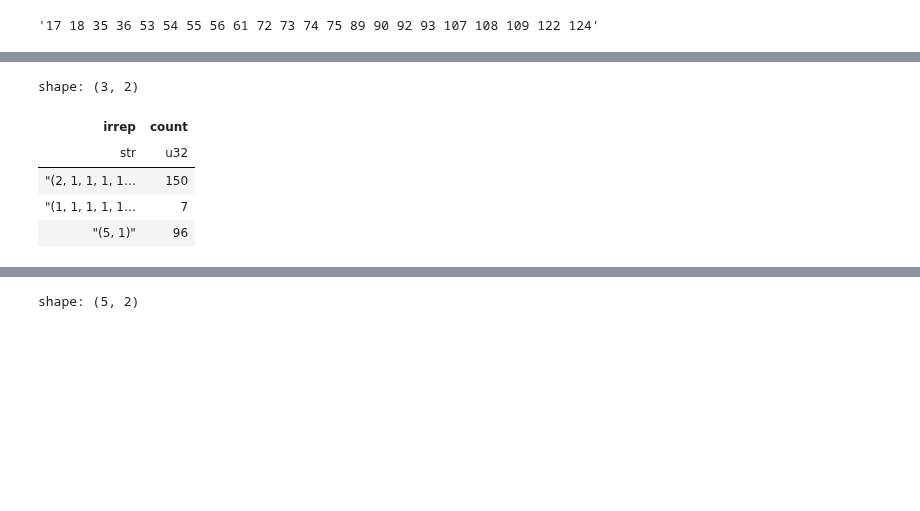
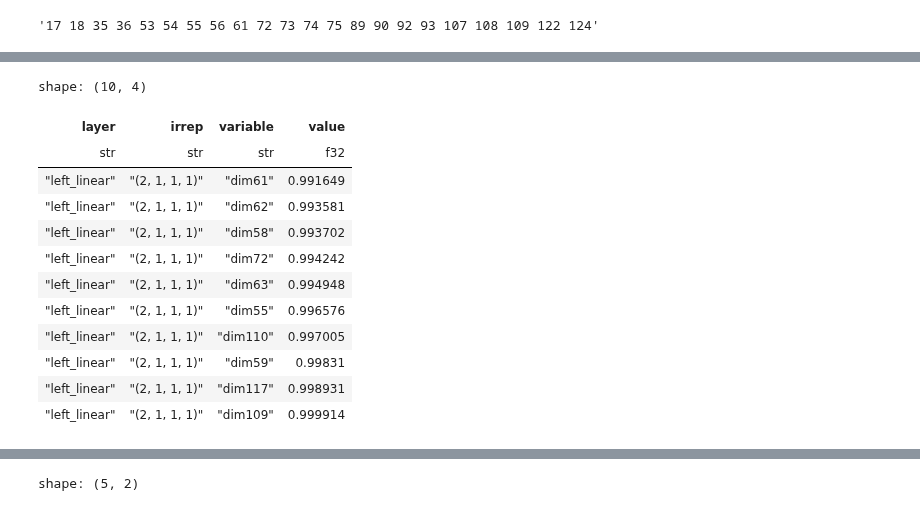
Before and after one commit to dashstander/sn-grok, a Jupyter notebook: notebooks/small_replication.ipynb, the cells around one changed output, grey strips where cells are left out. Saved outputs shown, nothing was run; the diff lists cells and outputs as text; code cells hidden in the pictures; blank space fills up the shorter version.

```diff
--- a/notebooks/small_replication.ipynb
+++ b/notebooks/small_replication.ipynb
@@ -276,8 +485,10 @@ def fourier_basis_to_df(tensor, n, layer):
 #)
 # %%
 def fourier_stats(model_seed):
-    n = 6
-    ckpt_dir = Path('/Volumes/External01/data/sn-circuits/')
+    n = 5
+
+    #ckpt_dir = Path('/Volumes/External01/data/sn-circuits/')
+    ckpt_dir = Path('/Users/dashiell/workspace/sn-grok/s5_40_small')
     run_name = f's{n}_40_{model_seed}'
     Sn = Symmetric(n)
 
@@ -324,11 +631,25 @@ llinear_df, rlinear_df, unembed_df, power_df = fourier_stats(0)
 # %%
-power_df.filter(pl.col('layer') == 'left_linear').filter(pl.col('value') > 0.95).groupby('irrep').count()
+llinear_df, rlinear_df, unembed_df, power_df = fourier_stats(85)
+(
+    power_df
+    .filter(pl.col('layer') == 'left_linear')
+    .filter((pl.col('value') > 0.95) & (pl.col('irrep') == '(2, 1, 1, 1)'))
+    .sort('value')
+    .tail(10)
+)
 # %% [output]
-shape: (3, 2)
+shape: (10, 4)
-| irrep | count |
-| str | u32 |
-| "(2, 1, 1, 1, 1… | 150 |
-| "(1, 1, 1, 1, 1… | 7 |
-| "(5, 1)" | 96 |
+| layer | irrep | variable | value |
+| str | str | str | f32 |
+| "left_linear" | "(2, 1, 1, 1)" | "dim61" | 0.991649 |
+| "left_linear" | "(2, 1, 1, 1)" | "dim62" | 0.993581 |
+| "left_linear" | "(2, 1, 1, 1)" | "dim58" | 0.993702 |
+| "left_linear" | "(2, 1, 1, 1)" | "dim72" | 0.994242 |
+| "left_linear" | "(2, 1, 1, 1)" | "dim63" | 0.994948 |
+| "left_linear" | "(2, 1, 1, 1)" | "dim55" | 0.996576 |
+| "left_linear" | "(2, 1, 1, 1)" | "dim110" | 0.997005 |
+| "left_linear" | "(2, 1, 1, 1)" | "dim59" | 0.99831 |
+| "left_linear" | "(2, 1, 1, 1)" | "dim117" | 0.998931 |
+| "left_linear" | "(2, 1, 1, 1)" | "dim109" | 0.999914 |
 # %%
 #llinear_df, rlinear_df, unembed_df, power_df = fourier_stats(36)
```
Also changed, not shown: parts of 29 cells of this notebook, 3 other files.
